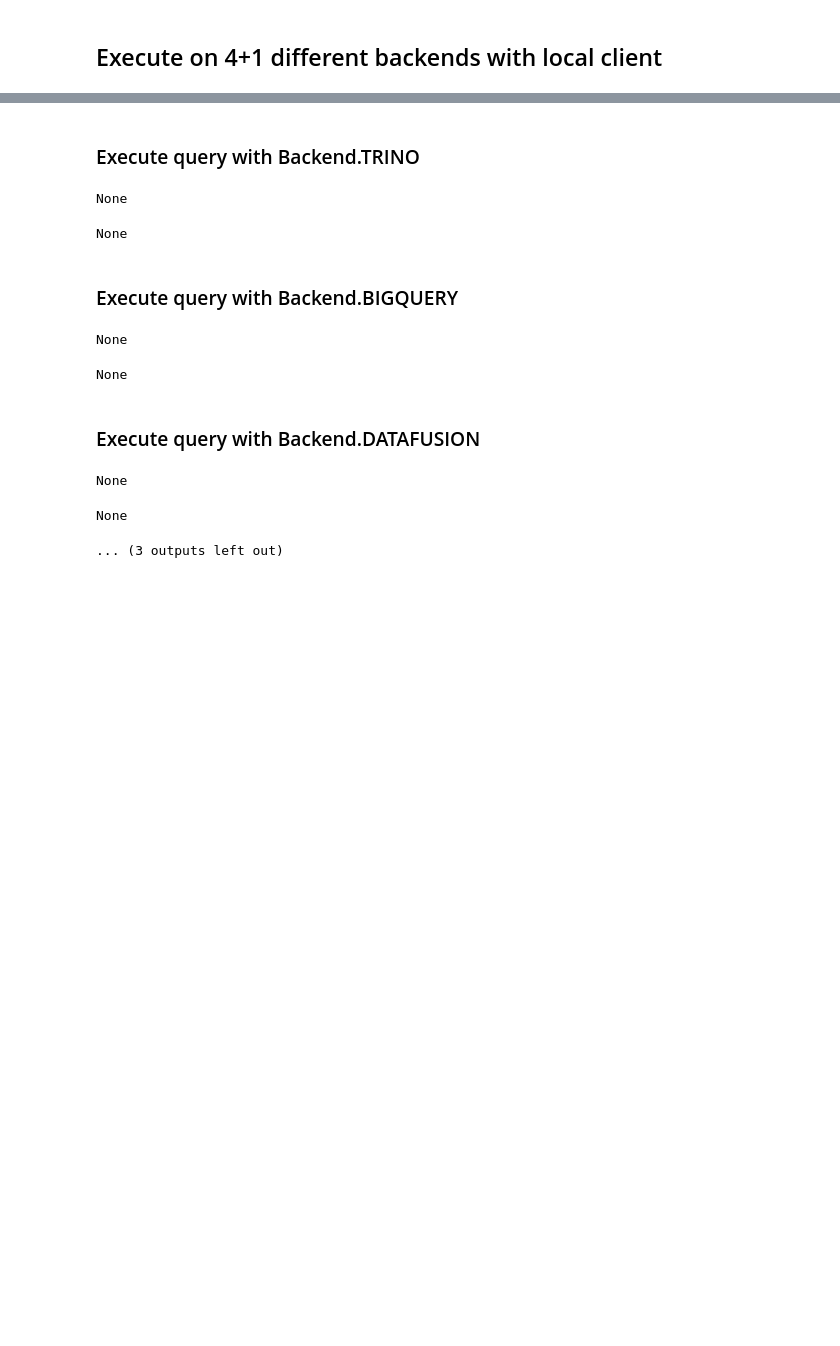
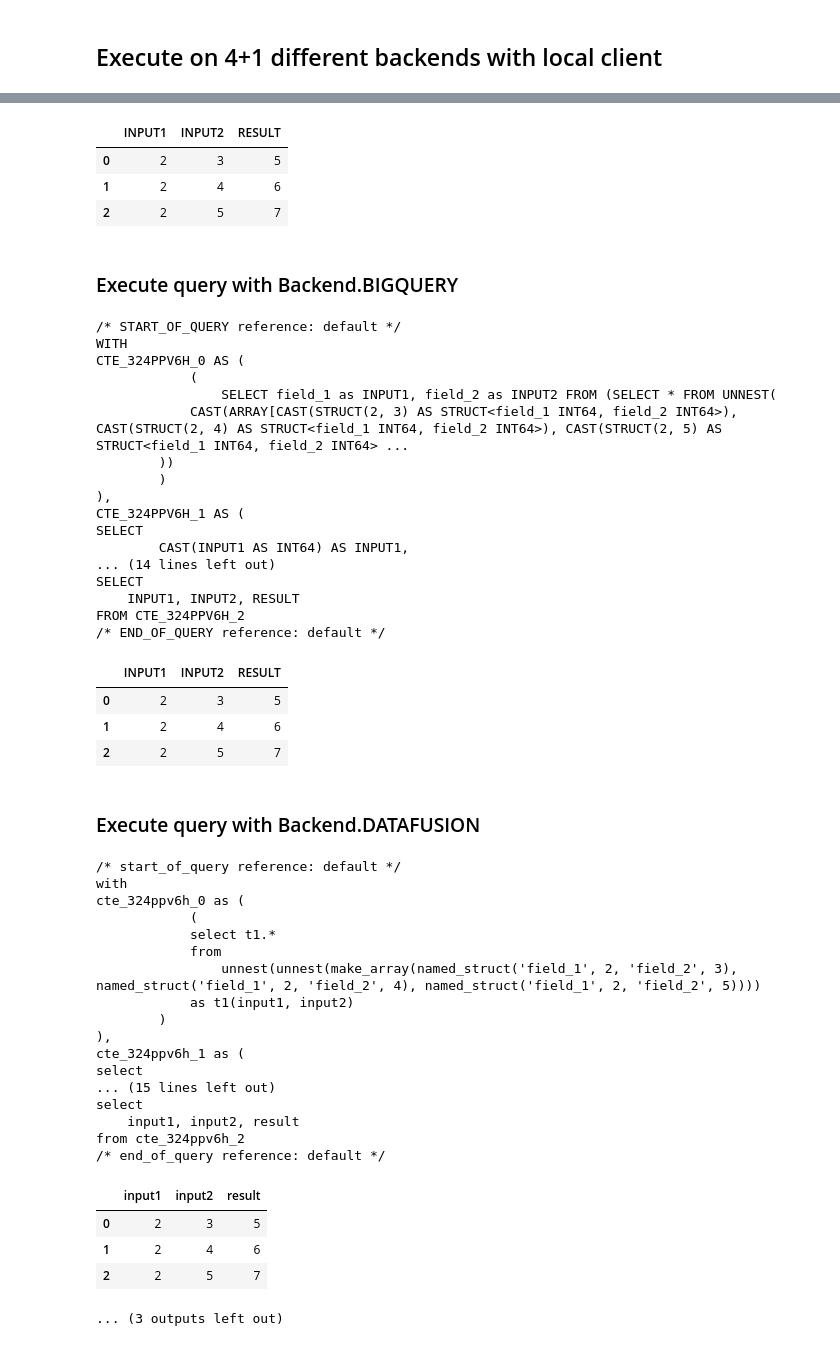
Before and after one commit to featuremesh/demos, a Jupyter notebook: jupyter/notebooks/demos/capabilities/execute_on_4_target_databases.ipynb, the cells around one changed output, grey strips where cells are left out. Drawn from its saved outputs; the diff is of its cells as text; code cells hidden in the pictures; blank space fills up the shorter version.

```diff
--- a/jupyter/notebooks/demos/capabilities/execute_on_4_target_databases.ipynb
+++ b/jupyter/notebooks/demos/capabilities/execute_on_4_target_databases.ipynb
@@ -14 +10,18 @@ from libs.helpers.utils_db import query_trino, query_duckdb, query_bigquery, que
+# %%
+import featuremesh
+%reload_ext featuremesh
+
+from featuremesh import generate_access_token, decode_token
+
+from libs.helpers.utils import get_featuremesh_config
+
+fm_config = get_featuremesh_config()
+
+featuremesh.set_default('registry.host', fm_config['registry.host'])
+featuremesh.set_default('access.host', fm_config['access.host'])
+
+__YOUR_IDENTITY_TOKEN__ = fm_config['identity_token']
+__YOUR_ACCESS_TOKEN__ = generate_access_token(identity_token=__YOUR_IDENTITY_TOKEN__, project='default')
+
+# decode_token(__YOUR_ACCESS_TOKEN__)
 # %%
@@ -160,7 +165,7 @@ query = """
         INPUT(BIGINT) AS INPUT1,
         INPUT(BIGINT) AS INPUT2
     SELECT
-        BIND_TABLE(ARRAY[ROW(2,3), ROW(2,4), ROW(2,5)]) AS (INPUT1, INPUT2),
+        BIND_VALUES(ARRAY[ROW(2,3), ROW(2,4), ROW(2,5)]) AS (INPUT1, INPUT2),
         INPUT1 + INPUT2 AS RESULT
 """
 
@@ -187,10 +229,49 @@ None
-Execute query with Backend.TRINO
+|  | INPUT1 | INPUT2 | RESULT |
+| 0 | 2 | 3 | 5 |
+| 1 | 2 | 4 | 6 |
+| 2 | 2 | 5 | 7 |
+Execute query with Backend.BIGQUERY
-None
+/* START_OF_QUERY reference: default */
+WITH
+CTE_324PPV6H_0 AS (
+            (
+                SELECT field_1 as INPUT1, field_2 as INPUT2 FROM (SELECT * FROM UNNEST(
+            CAST(ARRAY[CAST(STRUCT(2, 3) AS STRUCT<field_1 INT64, field_2 INT64>), CAST(STRUCT(2, 4) AS STRUCT<field_1 INT64, field_2 INT64>), CAST(STRUCT(2, 5) AS STRUCT<field_1 INT64, field_2 INT64> ...
+        ))
+        )
+),
+CTE_324PPV6H_1 AS (
+SELECT
+        CAST(INPUT1 AS INT64) AS INPUT1,
+... (14 lines left out)
+SELECT
+    INPUT1, INPUT2, RESULT
+FROM CTE_324PPV6H_2
+/* END_OF_QUERY reference: default */
+|  | INPUT1 | INPUT2 | RESULT |
+| 0 | 2 | 3 | 5 |
+| 1 | 2 | 4 | 6 |
+| 2 | 2 | 5 | 7 |
+Execute query with Backend.DATAFUSION
-None
+/* start_of_query reference: default */
+with
+cte_324ppv6h_0 as (
+            (
+            select t1.*
+            from
+                unnest(unnest(make_array(named_struct('field_1', 2, 'field_2', 3), named_struct('field_1', 2, 'field_2', 4), named_struct('field_1', 2, 'field_2', 5))))
+            as t1(input1, input2)
+        )
+),
+cte_324ppv6h_1 as (
+select
+... (15 lines left out)
+select
+    input1, input2, result
+from cte_324ppv6h_2
+/* end_of_query reference: default */
-Execute query with Backend.BIGQUERY
+|  | input1 | input2 | result |
+| 0 | 2 | 3 | 5 |
+| 1 | 2 | 4 | 6 |
+| 2 | 2 | 5 | 7 |
-None
+... (3 outputs left out)
-None
-Execute query with Backend.DATAFUSION
-None
-None
-... (3 outputs left out)
```
Also changed, not shown: parts of 3 cells of this notebook, 15 other files.
